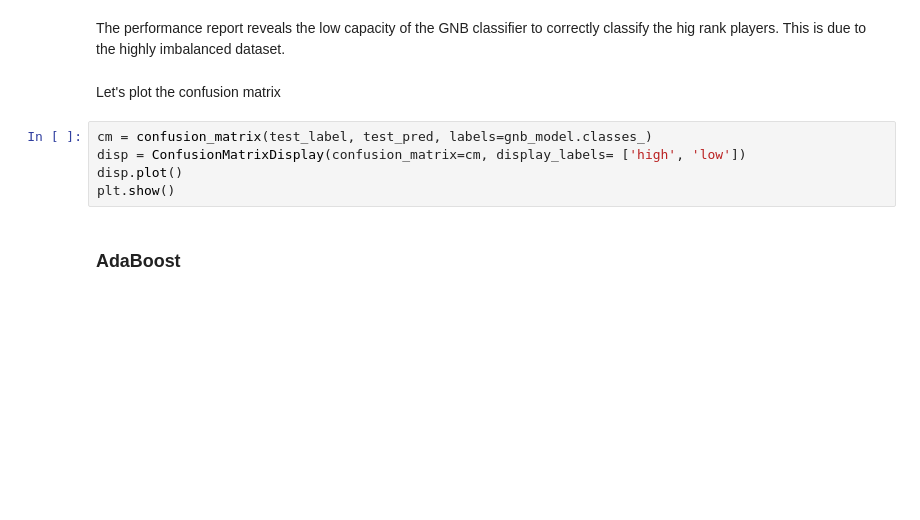
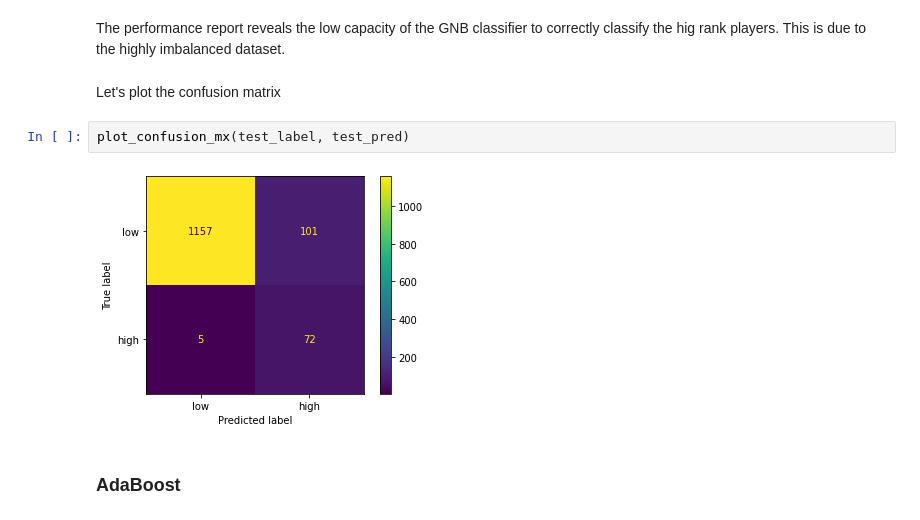
Before and after one commit to gasparax/DM_Project, a Jupyter notebook: classification.ipynb, the cells around one changed output. Drawn from its saved outputs; the diff is of its cells as text; blank space fills up the shorter version.

```diff
--- a/classification.ipynb
+++ b/classification.ipynb
@@ -416,10 +624,9 @@ The performance report reveals the low capacity of the GNB classifier to correct
 # %% [markdown]
 Let's plot the confusion matrix
 # %%
-cm = confusion_matrix(test_label, test_pred, labels=gnb_model.classes_)
-disp = ConfusionMatrixDisplay(confusion_matrix=cm, display_labels= ['high', 'low'])
-disp.plot()
-plt.show()
+plot_confusion_mx(test_label, test_pred)
+# %% [output]
+[figure, added]
 # %% [markdown]
 ### AdaBoost
 # %%
```
Also changed, not shown: parts of 160 cells of this notebook.
